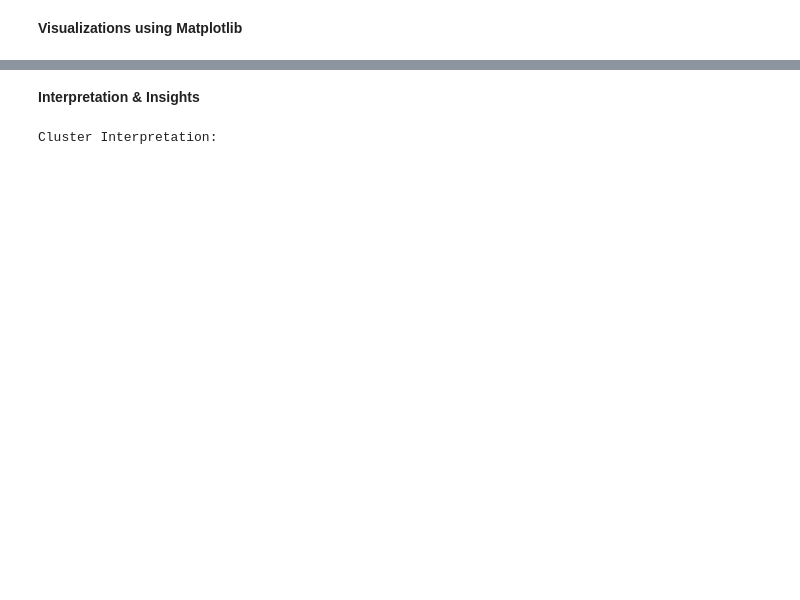
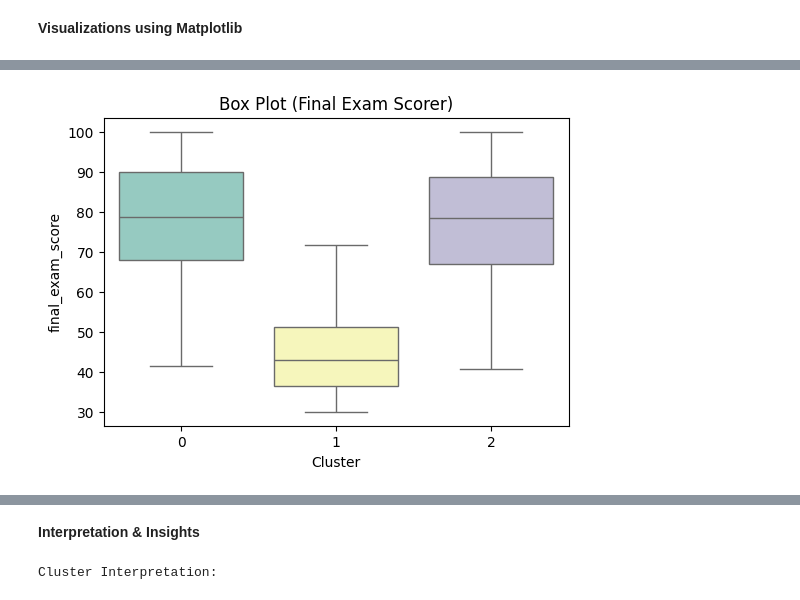
Before and after one commit to SamikshaBobade/Study-Track-AI-based-Student-Study-Habit-Recommender, a Jupyter notebook: Milestone_2_Clustering/clustering.ipynb, the cells around one changed output, grey strips where cells are left out. Saved outputs shown, nothing was run; the diff lists cells and outputs as text; code cells hidden in the pictures; blank space fills up the shorter version.

```diff
--- a/Milestone_2_Clustering/clustering.ipynb
+++ b/Milestone_2_Clustering/clustering.ipynb
@@ -151,0 +149,8 @@ plt.show()
+# %%
+# Box plot (final_exam_score across clusters)
+plt.figure(figsize=(6,4))
+sns.boxplot(x='Cluster', y='final_exam_score', data=df, hue='Cluster', palette='Set3', legend=False)
+plt.title('Box Plot (Final Exam Scorer)')
+plt.show()
+# %% [output]
+[figure, added]
```
Also changed, not shown: parts of 12 cells of this notebook.
